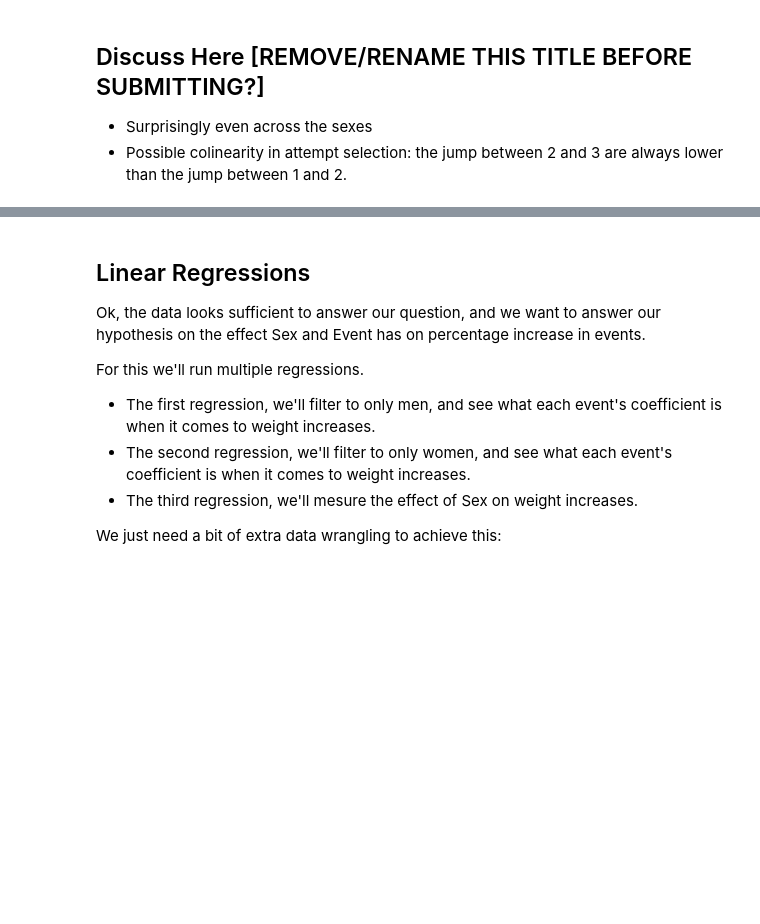
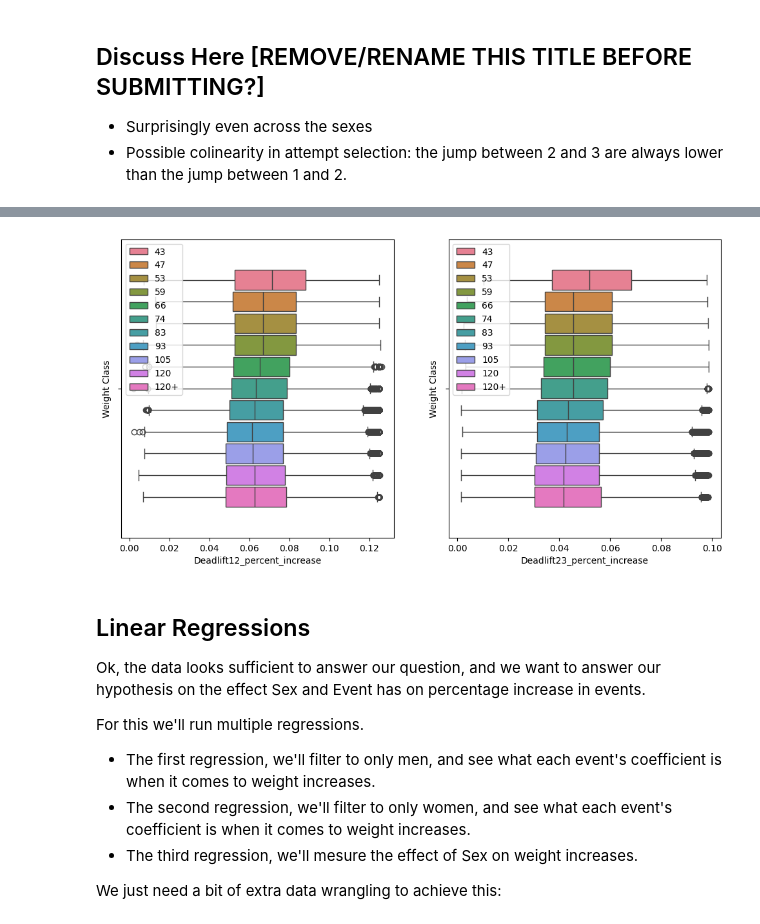
Before and after one commit to COGS108/Group035_WI24, a Jupyter notebook: EDACheckpoint_Group035_WI24.ipynb, the cells around one changed output, grey strips where cells are left out. Saved outputs shown, nothing was run; the diff lists cells and outputs as text; code cells hidden in the pictures; blank space fills up the shorter version.

```diff
--- a/EDACheckpoint_Group035_WI24.ipynb
+++ b/EDACheckpoint_Group035_WI24.ipynb
@@ -474,3 +509,19 @@ plt.show()
+# %%
+plt.figure(figsize=(12, 6))
+
+plt.subplot(1, 2, 1)
+sns.boxplot(data=df, x='Deadlift12_percent_increase', hue="WeightClassKg", dodge=True, gap=0.1, hue_order = WEIGHT_CLASS_ORDER)
+plt.ylabel("Weight Class")
+plt.legend(loc='upper left')
+
+plt.subplot(1, 2, 2)
+sns.boxplot(data=df, x='Deadlift23_percent_increase', hue="WeightClassKg", dodge=True, gap=0.1, hue_order = WEIGHT_CLASS_ORDER)
+plt.ylabel("Weight Class")
+plt.legend(loc='upper left')
+
+plt.show()
+# %% [output]
+[figure, added]
 # %% [markdown]
 ## Linear Regressions
 
```
Also changed, not shown: parts of 5 cells of this notebook.
